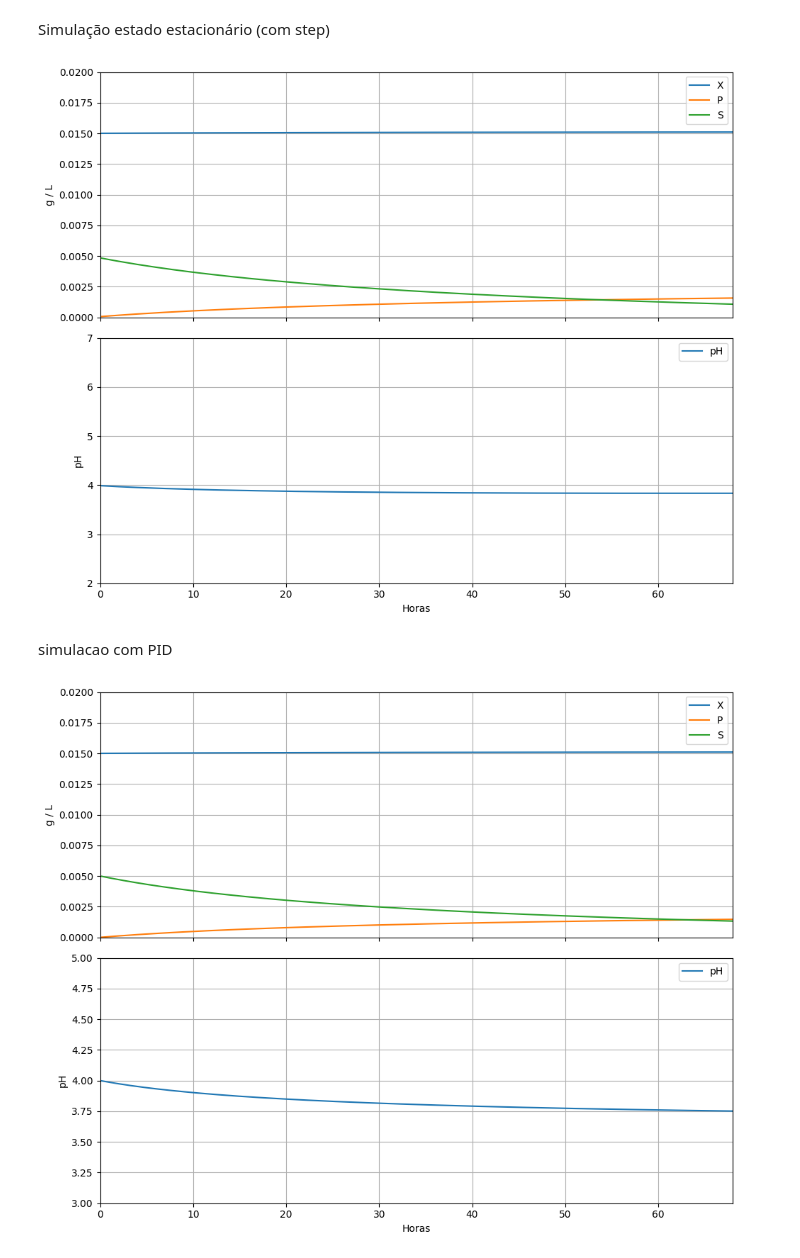
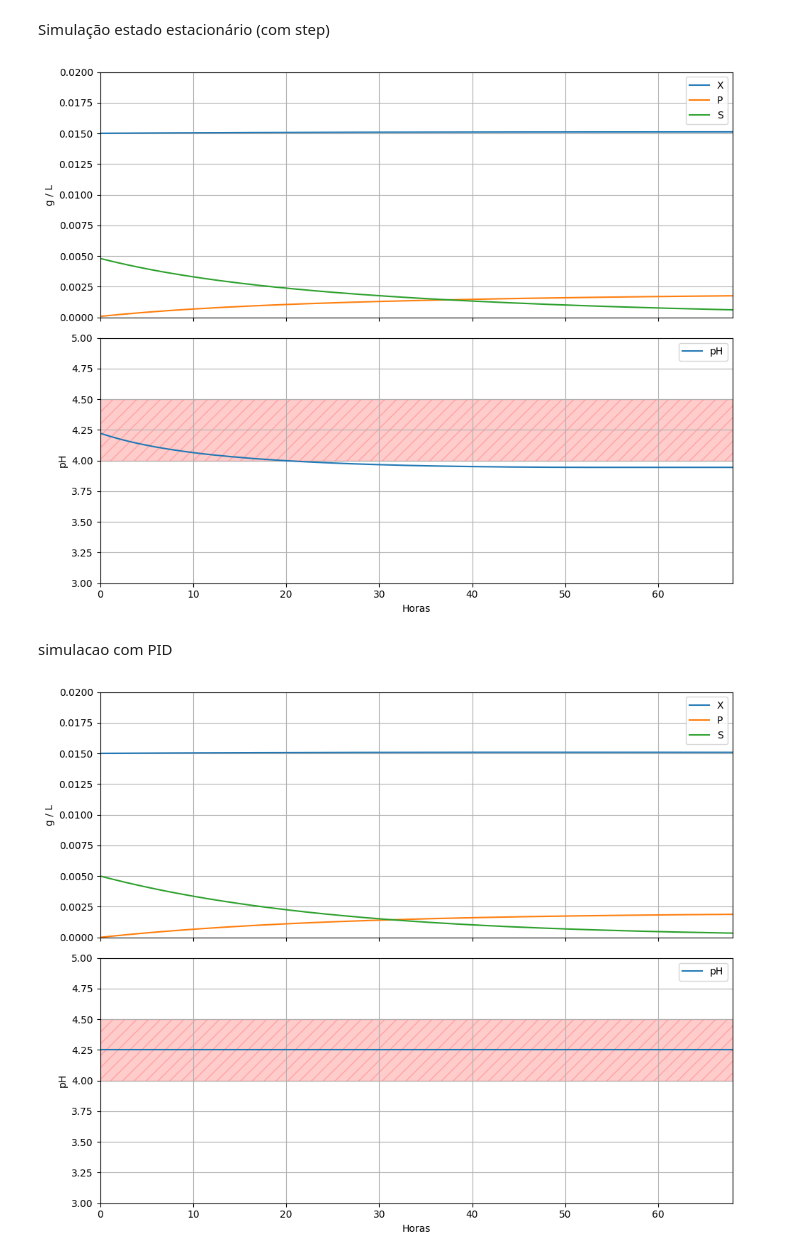
Before and after one commit to LuccaTomazeli/Code, a Jupyter notebook: TCC/bioreator.ipynb, the cells around one changed output. Saved outputs shown, nothing was run; the diff lists cells and outputs as text; code cells hidden in the pictures.

```diff
--- a/TCC/bioreator.ipynb
+++ b/TCC/bioreator.ipynb
@@ -34,7 +34,7 @@ Xi = 0.015                # g/L
 Pi = 0                    # g/L
 Si = 0.005                # g/L
 Vi = 190*1000             # L
-pHi = 4
+pHi = 4.25
 
 s1_0 = FoH
 s2_0 = 0
@@ -171,6 +171,8 @@ def graficos(df):
         ylabel="pH"
     )
 
+    ax[1].axhspan(pH_ideal - (pH_ideal_range/2), pH_ideal + (pH_ideal_range/2), facecolor='red', alpha=0.2, hatch='//', edgecolor='red')
+
     plt.tight_layout()
     plt.show()
 
@@ -209,20 +211,20 @@ Simulação estado estacionário (com step)
 sim_2 = simulacao_EE('step')
 graficos(sim_2)
 # %% [output]
-[figure, old version]
+[figure, new version]
 # %% [markdown]
 simulacao com PID
 # %%
 vetor_K = otimizacao_IMC()
-Kp = vetor_K[0]
-Ki = vetor_K[1]
-Kd = vetor_K[2]
+#Kp = vetor_K[0]
+#Ki = vetor_K[1]
+#Kd = vetor_K[2]
 
-#Kp = 10
-#Ki = 1
-#Kd = 1
+Kp = 10
+Ki = 1
+Kd = 1
 
 sim_PID = simulacao(t_final, 'PID')
 graficos(sim_PID)
 # %% [output]
-[figure, old version]
+[figure, new version]
```
Also changed, not shown: parts of 1 cell of this notebook.
